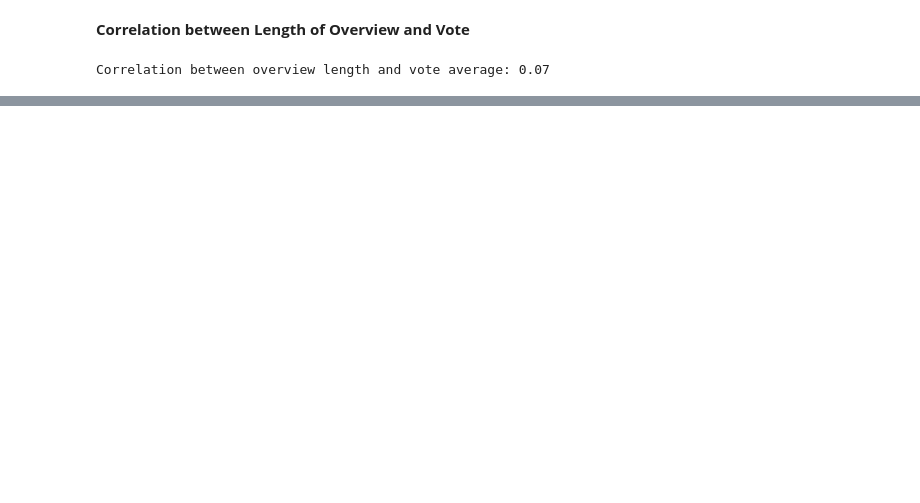
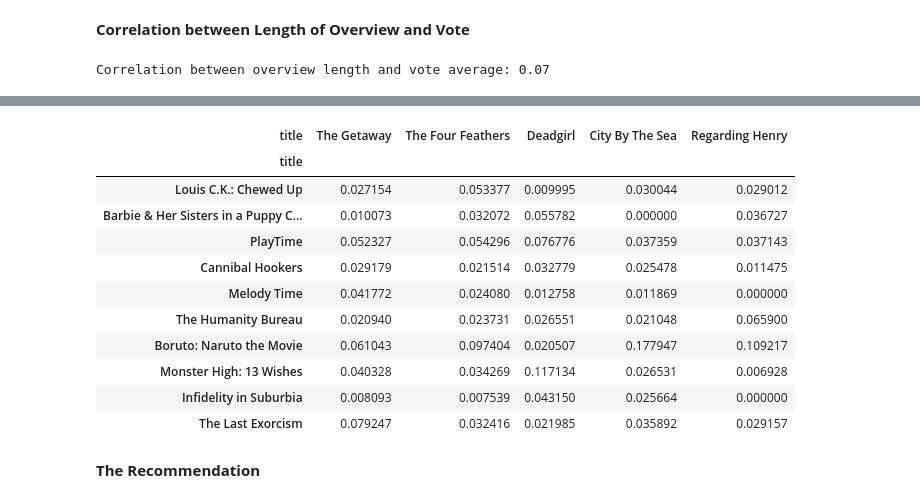
Before and after one commit to Viyaaa/Movie-Recommender-System, a Jupyter notebook: Movie Recommendation.ipynb, the cells around one changed output, grey strips where cells are left out. Cells and saved outputs as stored; diff of their text form; code cells hidden in the pictures; blank space fills up the shorter version.

```diff
--- a/Movie Recommendation.ipynb
+++ b/Movie Recommendation.ipynb
@@ -218,0 +268,5 @@ Correlation between overview length and vote average: 0.07
+# %%
+from sklearn.metrics.pairwise import cosine_similarity
+
+cosine_sim = cosine_similarity(tfidf_matrix)
+cosine_sim
@@ -218,0 +287,19 @@ Correlation between overview length and vote average: 0.07
+# %%
+cosine_sim_df = pd.DataFrame(cosine_sim, index=df['title'], columns=df['title'])
+
+cosine_sim_df.sample(5, axis=1).sample(10, axis=0)
+# %% [output]
+| title | The Getaway | The Four Feathers | Deadgirl | City By The Sea | Regarding Henry |
+| title |  |  |  |  |  |
+| Louis C.K.: Chewed Up | 0.027154 | 0.053377 | 0.009995 | 0.030044 | 0.029012 |
+| Barbie & Her Sisters in a Puppy C... | 0.010073 | 0.032072 | 0.055782 | 0.000000 | 0.036727 |
+| PlayTime | 0.052327 | 0.054296 | 0.076776 | 0.037359 | 0.037143 |
+| Cannibal Hookers | 0.029179 | 0.021514 | 0.032779 | 0.025478 | 0.011475 |
+| Melody Time | 0.041772 | 0.024080 | 0.012758 | 0.011869 | 0.000000 |
+| The Humanity Bureau | 0.020940 | 0.023731 | 0.026551 | 0.021048 | 0.065900 |
+| Boruto: Naruto the Movie | 0.061043 | 0.097404 | 0.020507 | 0.177947 | 0.109217 |
+| Monster High: 13 Wishes | 0.040328 | 0.034269 | 0.117134 | 0.026531 | 0.006928 |
+| Infidelity in Suburbia | 0.008093 | 0.007539 | 0.043150 | 0.025664 | 0.000000 |
+| The Last Exorcism | 0.079247 | 0.032416 | 0.021985 | 0.035892 | 0.029157 |
+# %% [markdown]
+**The Recommendation**
```
Also changed, not shown: parts of 12 cells of this notebook.
